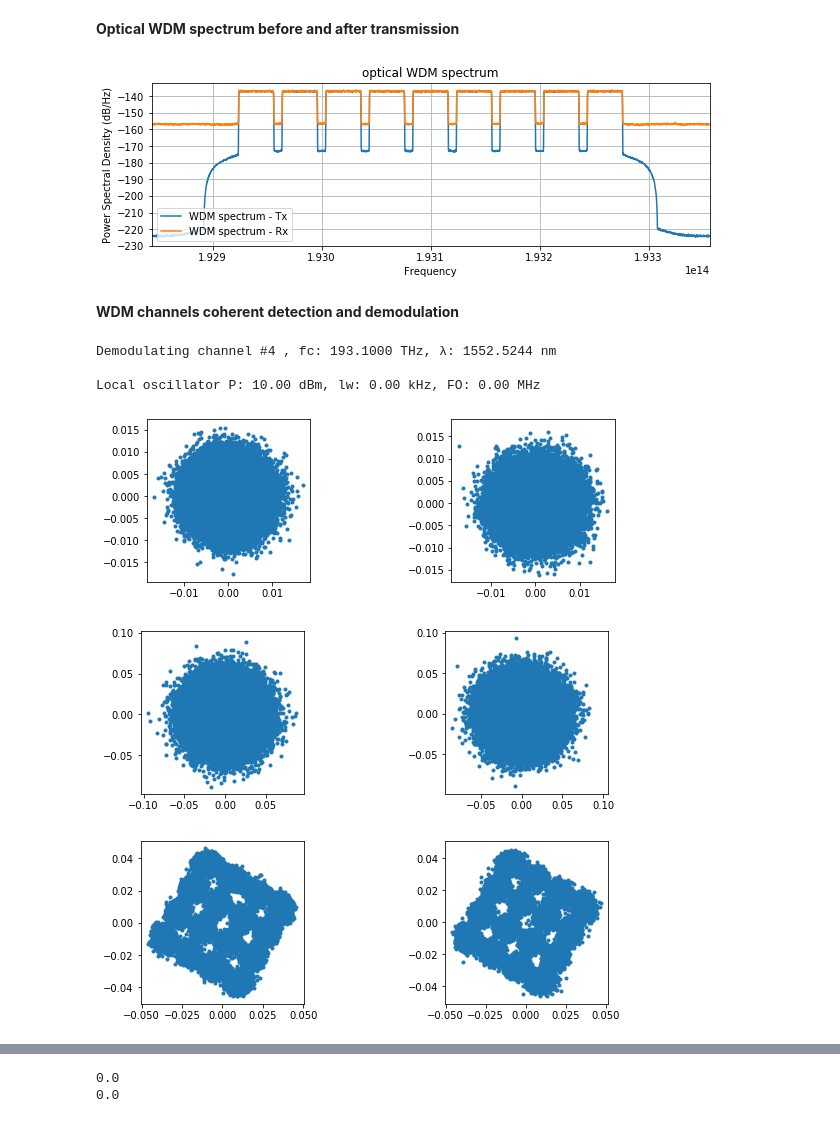
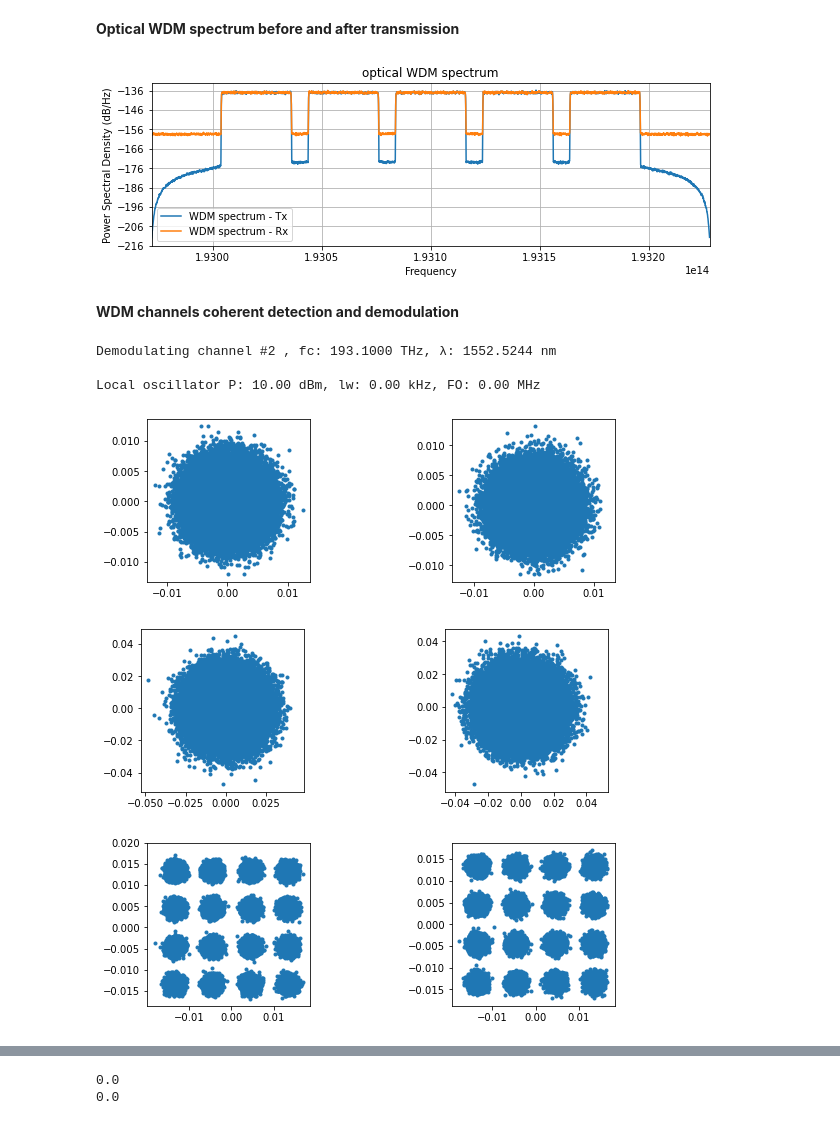
Before and after one commit to edsonportosilva/OptiCommPy, a Jupyter notebook: jupyter notebooks/Adaptive equalization.ipynb, the cells around one changed output, grey strips where cells are left out. Saved outputs shown, nothing was run; the diff lists cells and outputs as text; code cells hidden in the pictures.

```diff
--- a/jupyter notebooks/Adaptive equalization.ipynb
+++ b/jupyter notebooks/Adaptive equalization.ipynb
@@ -183,13 +247,13 @@ def fastBERcalc(rx, tx, mod):
 param = parameters()
 param.M   = 16           # ordem do formato de modulação
 param.Rs  = 32e9         # taxa de sinalização [baud]
-param.SpS = 16           # número de amostras por símbolo
+param.SpS = 8            # número de amostras por símbolo
 param.Nbits = 400000     # número de bits
 param.pulse = 'rrc'      # formato de pulso
 param.Ntaps = 4096       # número de coeficientes do filtro RRC
 param.alphaRRC = 0.01    # rolloff do filtro RRC
 param.Pch_dBm = 1        # potência média por canal WDM [dBm]
-param.Nch     = 9        # número de canais WDM
+param.Nch     = 5        # número de canais WDM
 param.Fc      = 193.1e12 # frequência central do espectro WDM
 param.freqSpac = 40e9    # espaçamento em frequência da grade de canais WDM
 param.Nmodes = 2         # número de modos de polarização
@@ -218,7 +278,7 @@ total WDM signal power: 10.54 dBm
 # %% [markdown]
 **Nonlinear fiber propagation with the split-step Fourier method**
 # %%
-linearChannel = False
+linearChannel = True
 
 # optical channel parameters
 paramCh = parameters()
@@ -253,14 +311,14 @@ plt.psd(sigWDM[:,0], Fs=Fs, Fc=paramCh.Fc, NFFT = 4*1024, sides='twosided', labe
 plt.legend(loc='lower left')
 plt.title('optical WDM spectrum');
 # %% [output]
-[figure, old version]
+[figure, new version]
 # %% [markdown]
 **WDM channels coherent detection and demodulation**
 # %%
 ### Receiver
 
 # parameters
-chIndex  = 4    # index of the channel to be demodulated
+chIndex  = 2    # index of the channel to be demodulated
 plotPSD  = True
 
 Fa = param.SpS*param.Rs
@@ -301,37 +359,37 @@ ax2.plot(sigRx[0::param.SpS,1].real, sigRx[0::param.SpS,1].imag,'.')
 ax2.axis('square');
 
 # Rx filtering
 
 # Matched filter
 if param.pulse == 'nrz':
     pulse = pulseShape('nrz', param.SpS)
 elif param.pulse == 'rrc':
     pulse = pulseShape('rrc', param.SpS, N=param.Ntaps, alpha=param.alphaRRC, Ts=1/param.Rs)
 
 pulse = pulse/np.max(np.abs(pulse))
 sigRx = firFilter(pulse, sigRx)
 
 fig, (ax1, ax2) = plt.subplots(1, 2)
 ax1.plot(sigRx[0::param.SpS,0].real, sigRx[0::param.SpS,0].imag,'.')
 ax1.axis('square');
 ax2.plot(sigRx[0::param.SpS,1].real, sigRx[0::param.SpS,1].imag,'.')
 ax2.axis('square');
 
 # CD compensation
 sigRx = edc(sigRx, paramCh.Ltotal, paramCh.D, Fc-Δf_lo, Fa)
 
 fig, (ax1, ax2) = plt.subplots(1, 2)
 ax1.plot(sigRx[0::param.SpS,0].real, sigRx[0::param.SpS,0].imag,'.')
 ax1.axis('square');
 ax2.plot(sigRx[0::param.SpS,1].real, sigRx[0::param.SpS,1].imag,'.')
 ax2.axis('square');
 # %% [output]
-Demodulating channel #4 , fc: 193.1000 THz, λ: 1552.5244 nm
+Demodulating channel #2 , fc: 193.1000 THz, λ: 1552.5244 nm
 
 Local oscillator P: 10.00 dBm, lw: 0.00 kHz, FO: 0.00 MHz
-[figure, old version]
+[figure, new version]
-[figure, old version]
+[figure, new version]
-[figure, old version]
+[figure, new version]
 # %%
 # simple timing recovery
 sampDelay = np.zeros(sigRx.shape[1])
```
Also changed, not shown: parts of 20 cells of this notebook, 1 other file.
